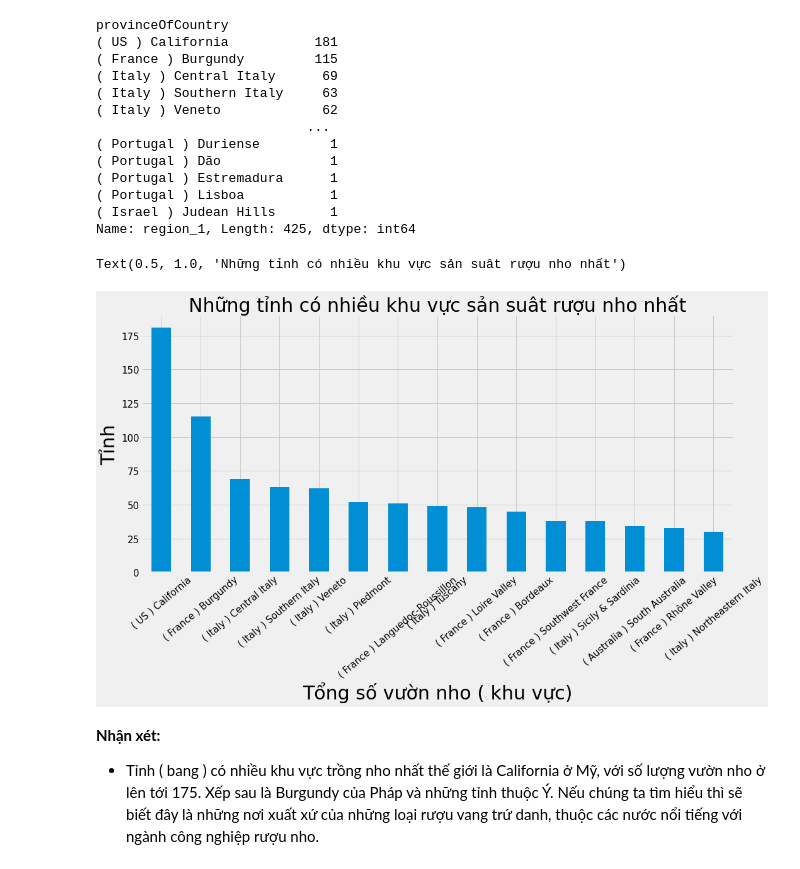
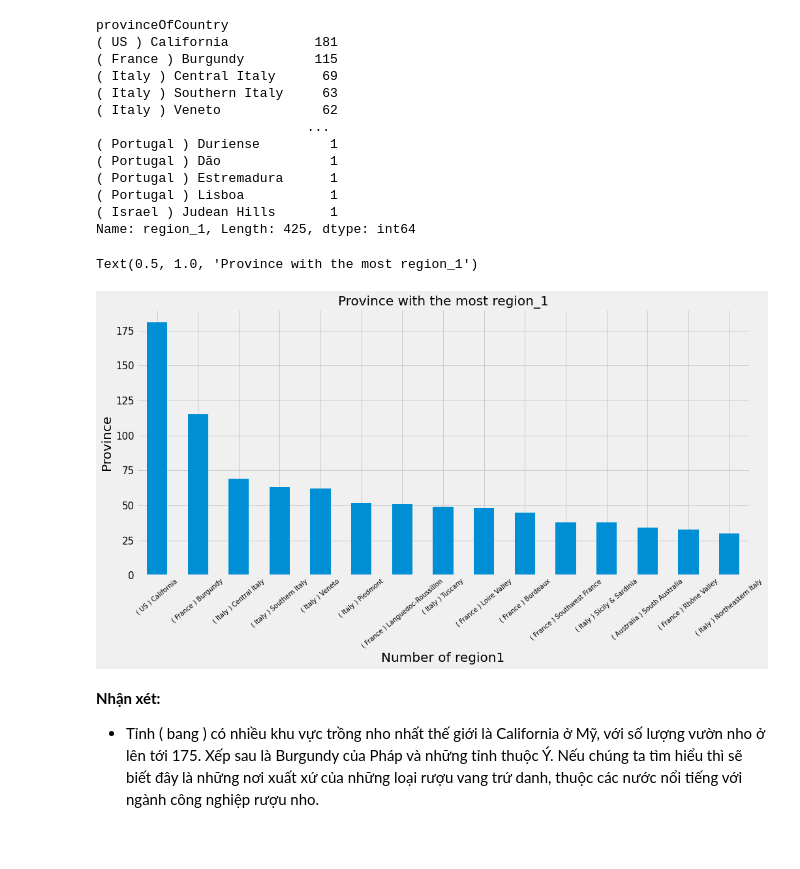
Before and after one commit to KhanhNguyen4999/LTKHDL_FinalProject, a Jupyter notebook: 1712525-NguyenNgocMinhKhanh.ipynb, the cells around one changed output. Saved outputs shown, nothing was run; the diff lists cells and outputs as text; code cells hidden in the pictures; blank space fills up the shorter version.

```diff
--- a/1712525-NguyenNgocMinhKhanh.ipynb
+++ b/1712525-NguyenNgocMinhKhanh.ipynb
@@ -369,7 +372,7 @@ for idx, v in enumerate(kq):
         year.append(max(arr))
         continue
     if len(v)==0:
-        year.append(new[idx-1])
+        year.append(year[idx-1])
 # %%
 wine_df['year'] = year
 # %% [markdown]
@@ -478,13 +483,13 @@ provinceOfCountry
 Name: region_1, Length: 425, dtype: int64
 # %%
 best_place_for_wine[:15].plot.bar(use_index = True)
-plt.xlabel('Tổng số vườn nho ( khu vực)', fontsize = 30)
-plt.ylabel('Tỉnh',fontsize = 30)
-plt.xticks(rotation = 40, fontsize = 15)
-plt.title('Những tỉnh có nhiều khu vực sản suât rượu nho nhất', fontsize = 30)
+plt.xlabel('Number of region1', fontsize = 20)
+plt.ylabel('Province',fontsize = 20)
+plt.xticks(rotation = 40, fontsize = 10)
+plt.title('Province with the most region_1', fontsize = 20)
 # %% [output]
-Text(0.5, 1.0, 'Những tỉnh có nhiều khu vực sản suât rượu nho nhất')
+Text(0.5, 1.0, 'Province with the most region_1')
-[figure, old version]
+[figure, new version]
 # %% [markdown]
 **Nhận xét:**
 
```
Also changed, not shown: parts of 54 cells of this notebook.
